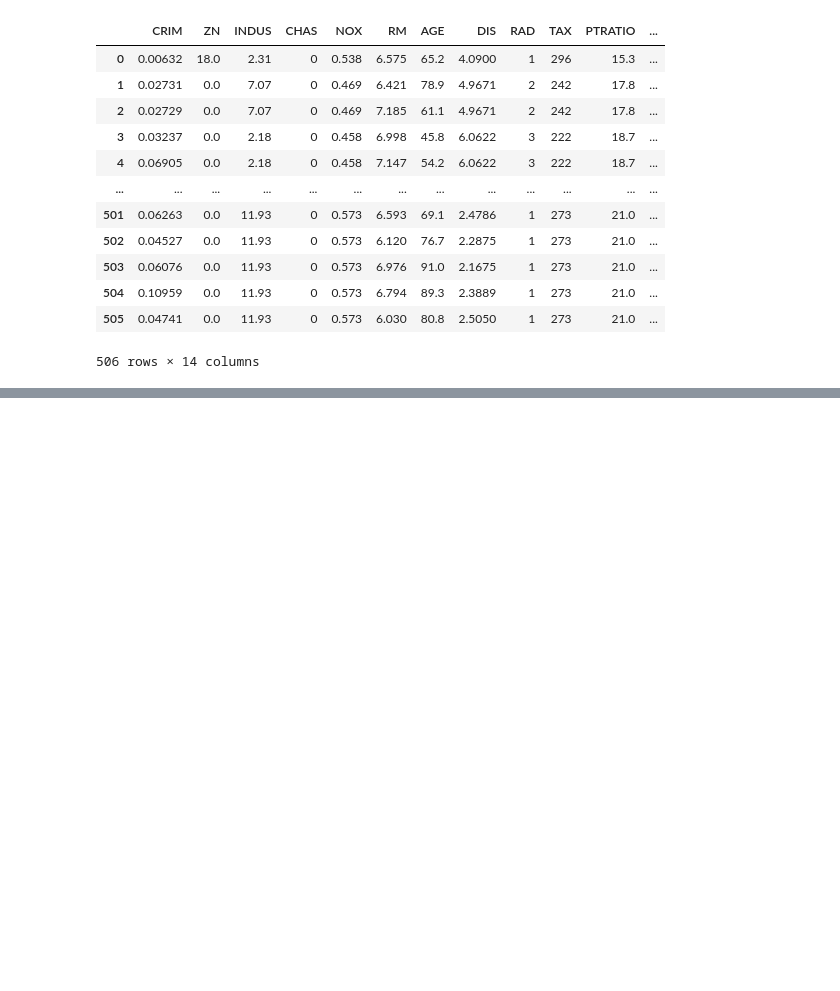
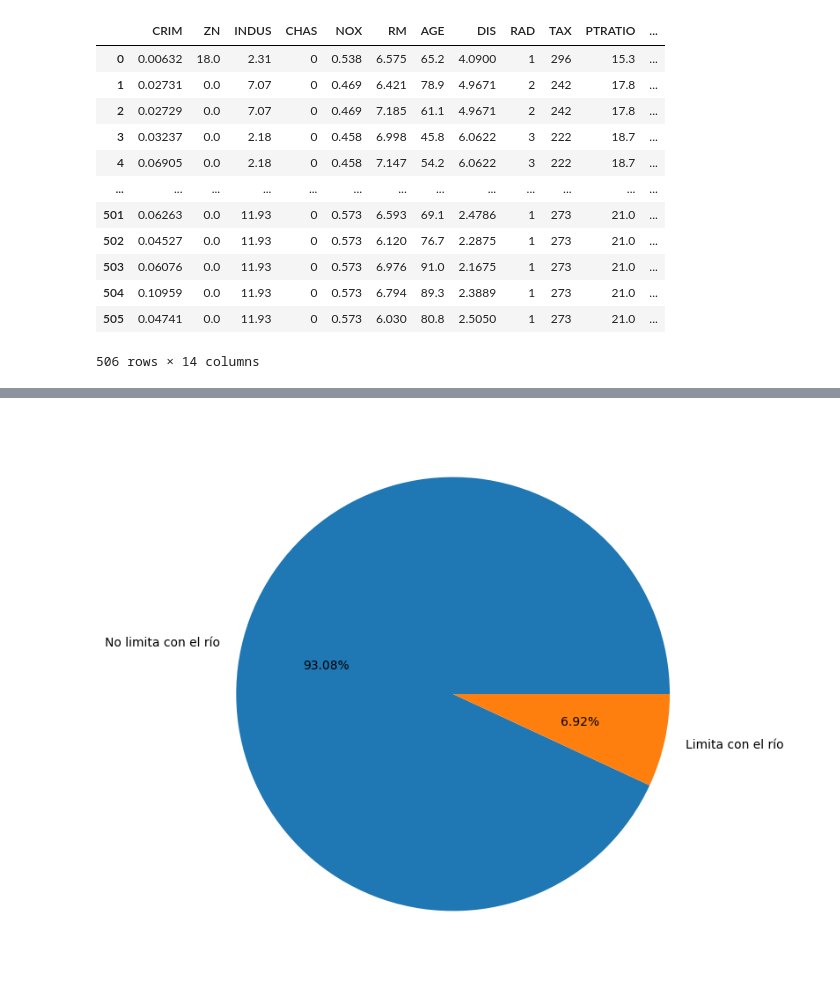
Before and after one commit to Milows/BostonHousePricing, a Jupyter notebook: Notebooks/IbaiGarcia.ipynb, the cells around one changed output, grey strips where cells are left out. Drawn from its saved outputs; the diff is of its cells as text; code cells hidden in the pictures; blank space fills up the shorter version.

```diff
--- a/Notebooks/IbaiGarcia.ipynb
+++ b/Notebooks/IbaiGarcia.ipynb
@@ -22,0 +104,8 @@ boston
+# %%
+plt.figure(figsize=(8,8))
+plt.pie(boston["CHAS"].value_counts(),
+        labels=['No limita con el río', 'Limita con el río'],
+        autopct='%1.2f%%')
+p=plt.gcf()
+# %% [output]
+[figure, added]
```
Also changed, not shown: parts of 11 cells of this notebook.
